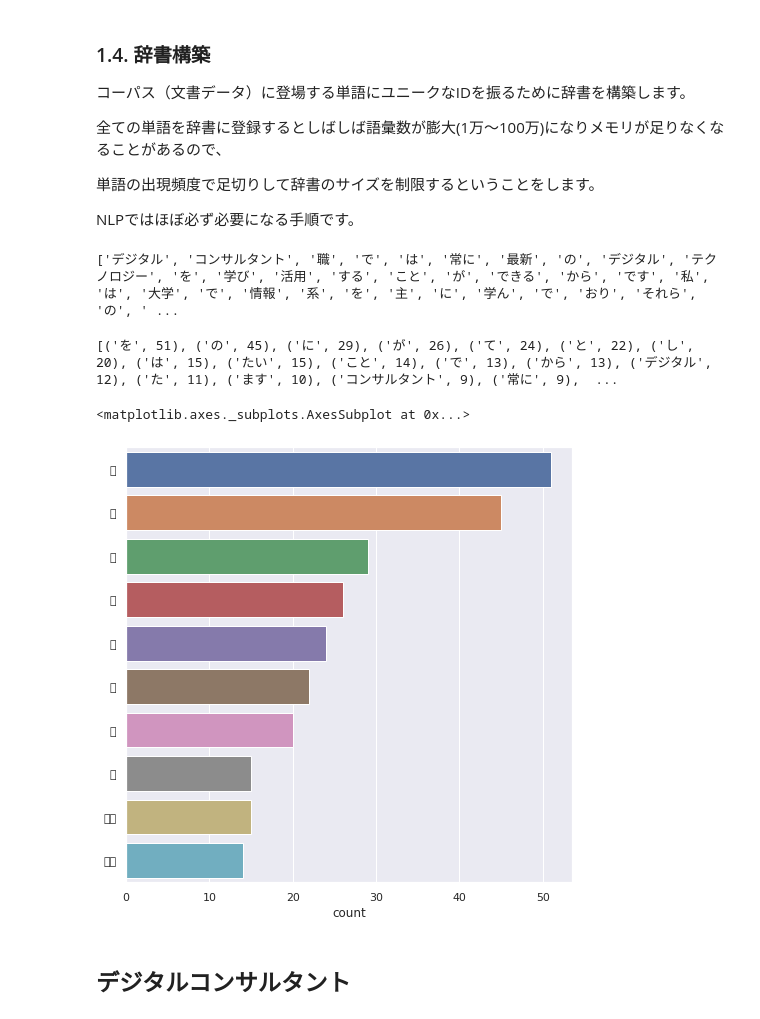
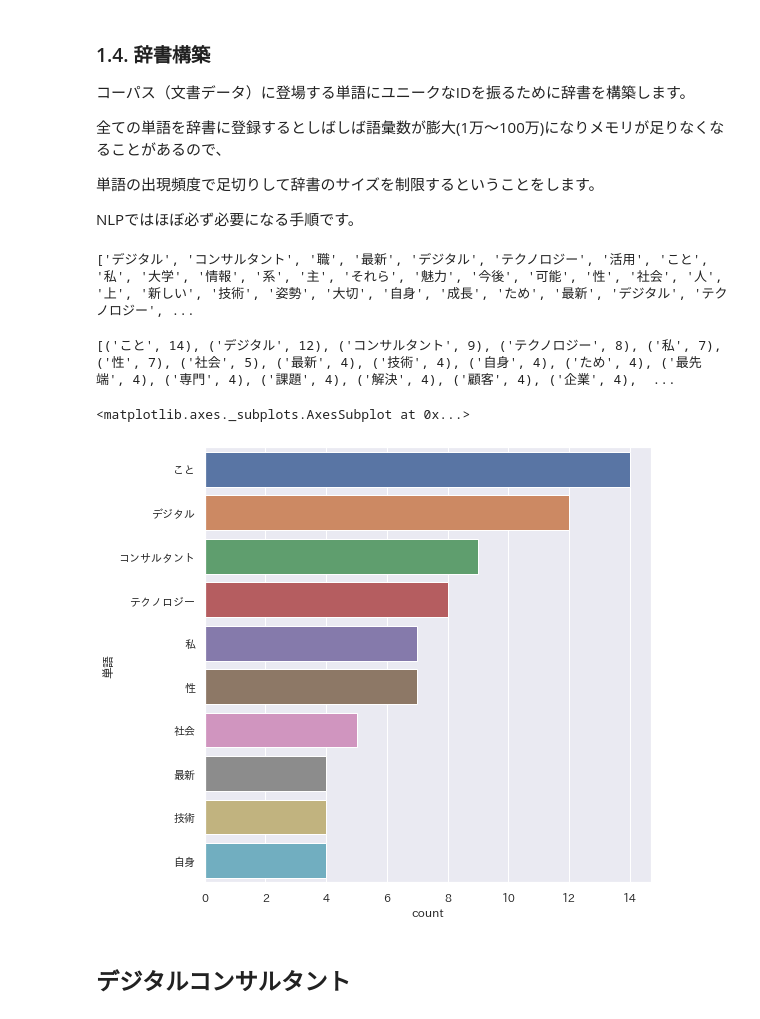
Before and after one commit to manami-bunbun/ES_analysis, a Jupyter notebook: ES_analysis.ipynb, the cells around one changed output. Drawn from its saved outputs; the diff is of its cells as text; code cells hidden in the pictures.

```diff
--- a/ES_analysis.ipynb
+++ b/ES_analysis.ipynb
@@ -90,9 +91,11 @@ def tokenize(sentence):
         if feature[0] == "EOS":
             # 文が終わったら終了
             break
-        elif not(feature[0] == "、" or feature[0] == "。" or feature[0] == " "):
+        elif not(feature[0] == "、" or feature[0] == "。" or feature[0] == " ") :
+           if  feature[3].startswith(('形容詞', '名詞')):
         # 分割された形態素を追加
-           tokenized_sentence.append(feature[0])
+                print(feature)
+                tokenized_sentence.append(feature[0])
     return tokenized_sentence
 # %%
 tokenize("坊主が屏風に上手に坊主の絵を描いた")
@@ -166,24 +192,26 @@ for row in range(len(text)):
 
 print(sen)
 # %% [output]
-['デジタル', 'コンサルタント', '職', 'で', 'は', '常に', '最新', 'の', 'デジタル', 'テクノロジー', 'を', '学び', '活用', 'する', 'こと', 'が', 'できる', 'から', 'です', '私', 'は', '大学', 'で', '情報', '系', 'を', '主', 'に', '学ん', 'で', 'おり', 'それら', 'の', ' ...
+['デジタル', 'コンサルタント', '職', '最新', 'デジタル', 'テクノロジー', '活用', 'こと', '私', '大学', '情報', '系', '主', 'それら', '魅力', '今後', '可能', '性', '社会', '人', '上', '新しい', '技術', '姿勢', '大切', '自身', '成長', 'ため', '最新', 'デジタル', 'テクノロジー', ...
 # %%
 import collections
 c = collections.Counter(sen)
 print(c.most_common(20))
 # %% [output]
-[('を', 51), ('の', 45), ('に', 29), ('が', 26), ('て', 24), ('と', 22), ('し', 20), ('は', 15), ('たい', 15), ('こと', 14), ('で', 13), ('から', 13), ('デジタル', 12), ('た', 11), ('ます', 10), ('コンサルタント', 9), ('常に', 9),  ...
+[('こと', 14), ('デジタル', 12), ('コンサルタント', 9), ('テクノロジー', 8), ('私', 7), ('性', 7), ('社会', 5), ('最新', 4), ('技術', 4), ('自身', 4), ('ため', 4), ('最先端', 4), ('専門', 4), ('課題', 4), ('解決', 4), ('顧客', 4), ('企業', 4),  ...
 # %%
 import seaborn as sns
+import japanize_matplotlib
 import matplotlib.pyplot as plt
 
-sns.set(context="notebook")
+sns.set(context="notebook",font='IPAexGothic')
 fig = plt.subplots(figsize=(8, 8))
 
+plt.ylabel("単語")
 sns.countplot(y=sen,order=[i[0] for i in c.most_common(10)])
 # %% [output]
 <matplotlib.axes._subplots.AxesSubplot at 0x...>
-[figure, old version]
+[figure, new version]
 # %% [markdown]
 ## デジタルコンサルタント
 # %% [markdown]
```
Also changed, not shown: parts of 4 cells of this notebook.
